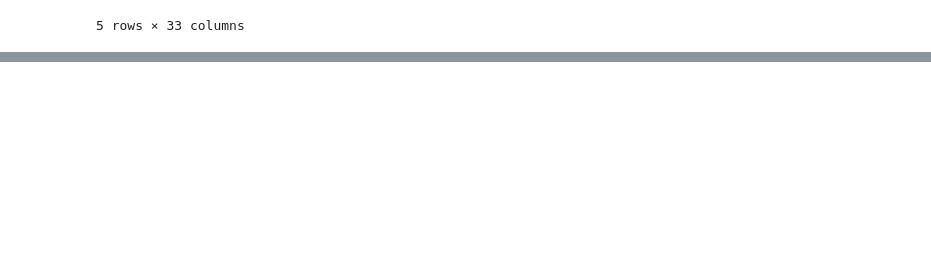
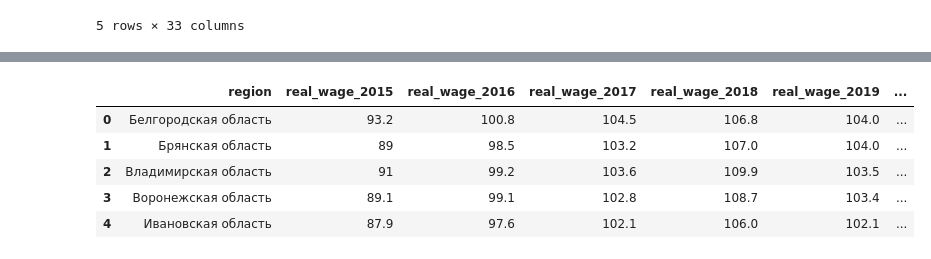
Before and after one commit to helios12/DataScienceProjects, a Jupyter notebook: projects/project-7-final/Project-7.Identification_of_vulnerable_population_groups.ipynb, the cells around one changed output, grey strips where cells are left out. Saved outputs shown, nothing was run; the diff lists cells and outputs as text; code cells hidden in the pictures; blank space fills up the shorter version.

```diff
--- a/projects/project-7-final/Project-7.Identification_of_vulnerable_population_groups.ipynb
+++ b/projects/project-7-final/Project-7.Identification_of_vulnerable_population_groups.ipynb
@@ -94,0 +197,14 @@ data_child_mortality_urban.head()
+# %%
+data_real_wage = pd.read_excel(
+    'data/cash_real_income_wages_2015_2020.xlsx',
+    sheet_name='real_pay'
+)
+data_real_wage = rename_columns(data_real_wage, 'real_wage_')
+data_real_wage.head()
+# %% [output]
+|  | region | real_wage_2015 | real_wage_2016 | real_wage_2017 | real_wage_2018 | real_wage_2019 | ... |
+| 0 | Белгородская область | 93.2 | 100.8 | 104.5 | 106.8 | 104.0 | ... |
+| 1 | Брянская область | 89 | 98.5 | 103.2 | 107.0 | 104.0 | ... |
+| 2 | Владимирская область | 91 | 99.2 | 103.6 | 109.9 | 103.5 | ... |
+| 3 | Воронежская область | 89.1 | 99.1 | 102.8 | 108.7 | 103.4 | ... |
+| 4 | Ивановская область | 87.9 | 97.6 | 102.1 | 106.0 | 102.1 | ... |
```
Also changed, not shown: parts of 18 cells of this notebook, 2 other files.
